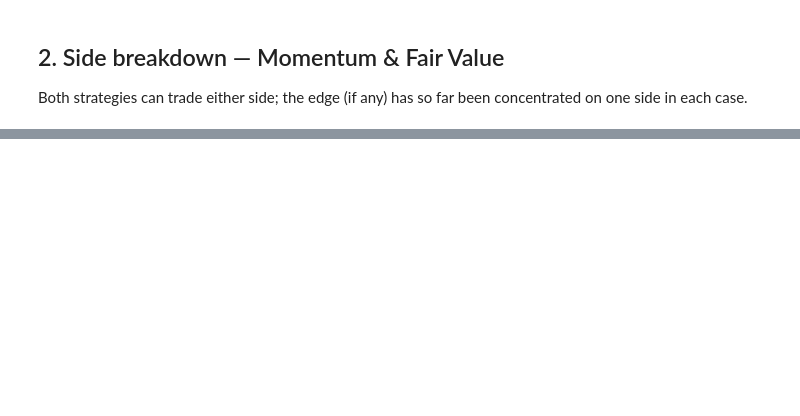
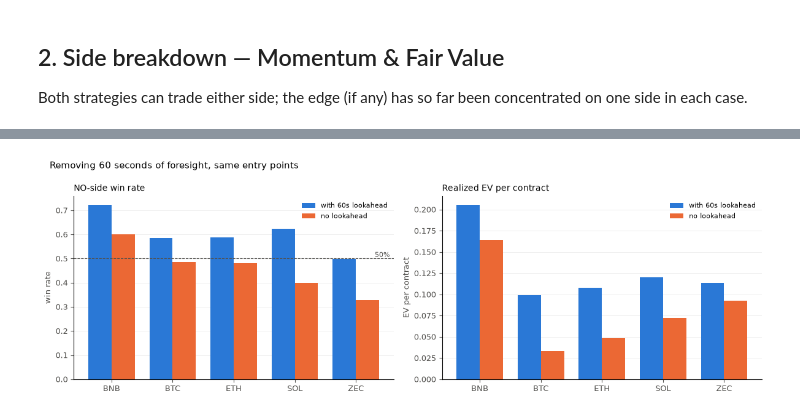
Before and after one commit to simonziervogel/trading-bot, a Jupyter notebook: analysis.ipynb, the cells around one changed output, grey strips where cells are left out. Saved outputs shown, nothing was run; the diff lists cells and outputs as text; code cells hidden in the pictures; blank space fills up the shorter version.

```diff
--- a/analysis.ipynb
+++ b/analysis.ipynb
@@ -184,0 +223,32 @@ flagged as missing when those findings were first reported.
+# %%
+fig, axes = plt.subplots(1, 2, figsize=(12, 4))
+x = range(len(look))
+labels = [s.replace("KX", "").replace("15M", "") for s in look["series"]]
+bw = 0.38
+
+for ax, (a, b, ylab, title) in zip(axes, [
+    ("win_rate_with_lookahead", "win_rate_no_lookahead",
+     "win rate", "NO-side win rate"),
+    ("realized_with_lookahead", "realized_no_lookahead",
+     "EV per contract", "Realized EV per contract"),
+]):
+    ax.bar([i - bw / 2 for i in x], look[a], bw, color=C_PRIMARY,
+           label="with 60s lookahead")
+    ax.bar([i + bw / 2 for i in x], look[b], bw, color=C_SECONDARY,
+           label="no lookahead")
+    ax.set_xticks(list(x))
+    ax.set_xticklabels(labels)
+    _style(ax, title, ylab)
+    ax.legend(fontsize=8, frameon=False)
+
+# A coin flip is the reference for a win rate; zero is the reference for EV.
+axes[0].axhline(0.5, color=C_MUTED, linewidth=0.8, linestyle="--")
+axes[0].annotate("50%", xy=(len(look) - 0.45, 0.5), fontsize=8,
+                 color=C_MUTED, va="bottom", ha="right")
+axes[1].axhline(0, color=C_MUTED, linewidth=0.8)
+
+fig.suptitle("Removing 60 seconds of foresight, same entry points",
+             fontsize=11, x=0.02, ha="left")
+fig.tight_layout()
+# %% [output]
+[figure, added]
```
Also changed, not shown: parts of 18 cells of this notebook, 2 other files.
